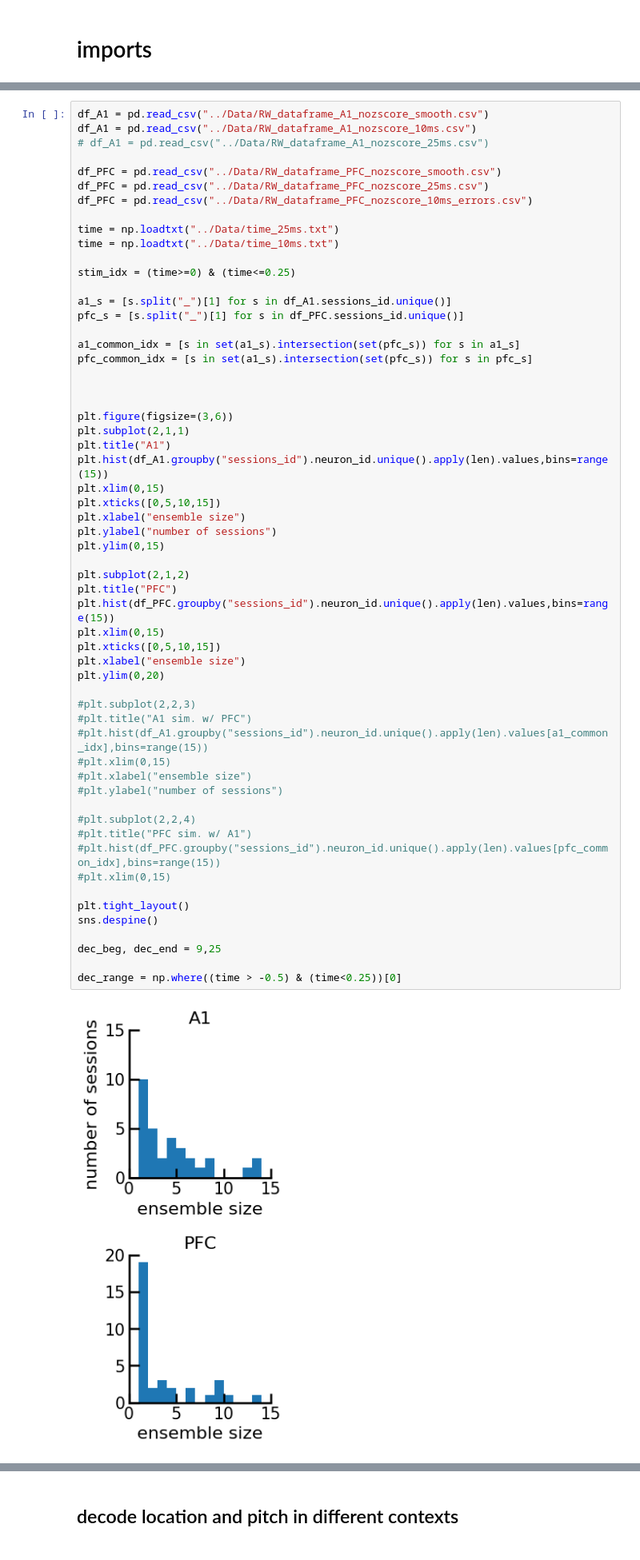
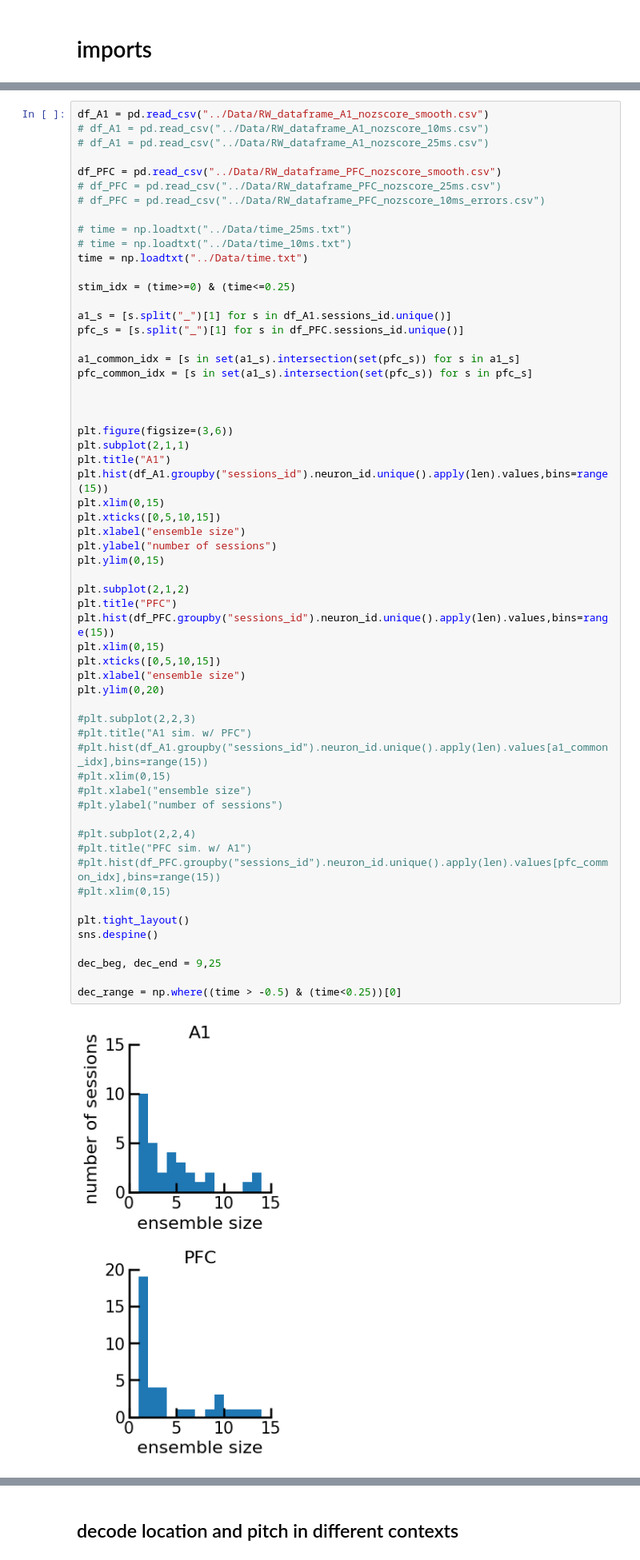
Before and after one commit to jmourabarbosa/multi-area-ctx, a Jupyter notebook: notebooks/generate_decoders.ipynb, the cells around one changed output, grey strips where cells are left out. Shown at 80% size. Cells and saved outputs as stored; diff of their text form.

```diff
--- a/notebooks/generate_decoders.ipynb
+++ b/notebooks/generate_decoders.ipynb
@@ -39,15 +52,16 @@ The autoreload extension is already loaded. To reload it, use:
   %reload_ext autoreload
 # %%
 df_A1 = pd.read_csv("../Data/RW_dataframe_A1_nozscore_smooth.csv")
-df_A1 = pd.read_csv("../Data/RW_dataframe_A1_nozscore_10ms.csv")
+# df_A1 = pd.read_csv("../Data/RW_dataframe_A1_nozscore_10ms.csv")
 # df_A1 = pd.read_csv("../Data/RW_dataframe_A1_nozscore_25ms.csv")
 
 df_PFC = pd.read_csv("../Data/RW_dataframe_PFC_nozscore_smooth.csv")
-df_PFC = pd.read_csv("../Data/RW_dataframe_PFC_nozscore_25ms.csv")
-df_PFC = pd.read_csv("../Data/RW_dataframe_PFC_nozscore_10ms_errors.csv")
+# df_PFC = pd.read_csv("../Data/RW_dataframe_PFC_nozscore_25ms.csv")
+# df_PFC = pd.read_csv("../Data/RW_dataframe_PFC_nozscore_10ms_errors.csv")
 
-time = np.loadtxt("../Data/time_25ms.txt")
-time = np.loadtxt("../Data/time_10ms.txt")
+# time = np.loadtxt("../Data/time_25ms.txt")
+# time = np.loadtxt("../Data/time_10ms.txt")
+time = np.loadtxt("../Data/time.txt")
 
 stim_idx = (time>=0) & (time<=0.25)
 
@@ -69,34 +83,34 @@ plt.xlabel("ensemble size")
 plt.ylabel("number of sessions")
 plt.ylim(0,15)
 
 plt.subplot(2,1,2)
 plt.title("PFC")
 plt.hist(df_PFC.groupby("sessions_id").neuron_id.unique().apply(len).values,bins=range(15))
 plt.xlim(0,15)
 plt.xticks([0,5,10,15])
 plt.xlabel("ensemble size")
 plt.ylim(0,20)
 
 #plt.subplot(2,2,3)
 #plt.title("A1 sim. w/ PFC")
 #plt.hist(df_A1.groupby("sessions_id").neuron_id.unique().apply(len).values[a1_common_idx],bins=range(15))
 #plt.xlim(0,15)
 #plt.xlabel("ensemble size")
 #plt.ylabel("number of sessions")
 
 #plt.subplot(2,2,4)
 #plt.title("PFC sim. w/ A1")
 #plt.hist(df_PFC.groupby("sessions_id").neuron_id.unique().apply(len).values[pfc_common_idx],bins=range(15))
 #plt.xlim(0,15)
 
 plt.tight_layout()
 sns.despine()
 
 dec_beg, dec_end = 9,25
 
 dec_range = np.where((time > -0.5) & (time<0.25))[0]
 # %% [output]
-[figure, old version]
+[figure, new version]
 # %%
 
 def df_train_test_split(df,target,n_pseudo_trials,test_size=.5):
```
Also changed, not shown: parts of 8 cells of this notebook.
